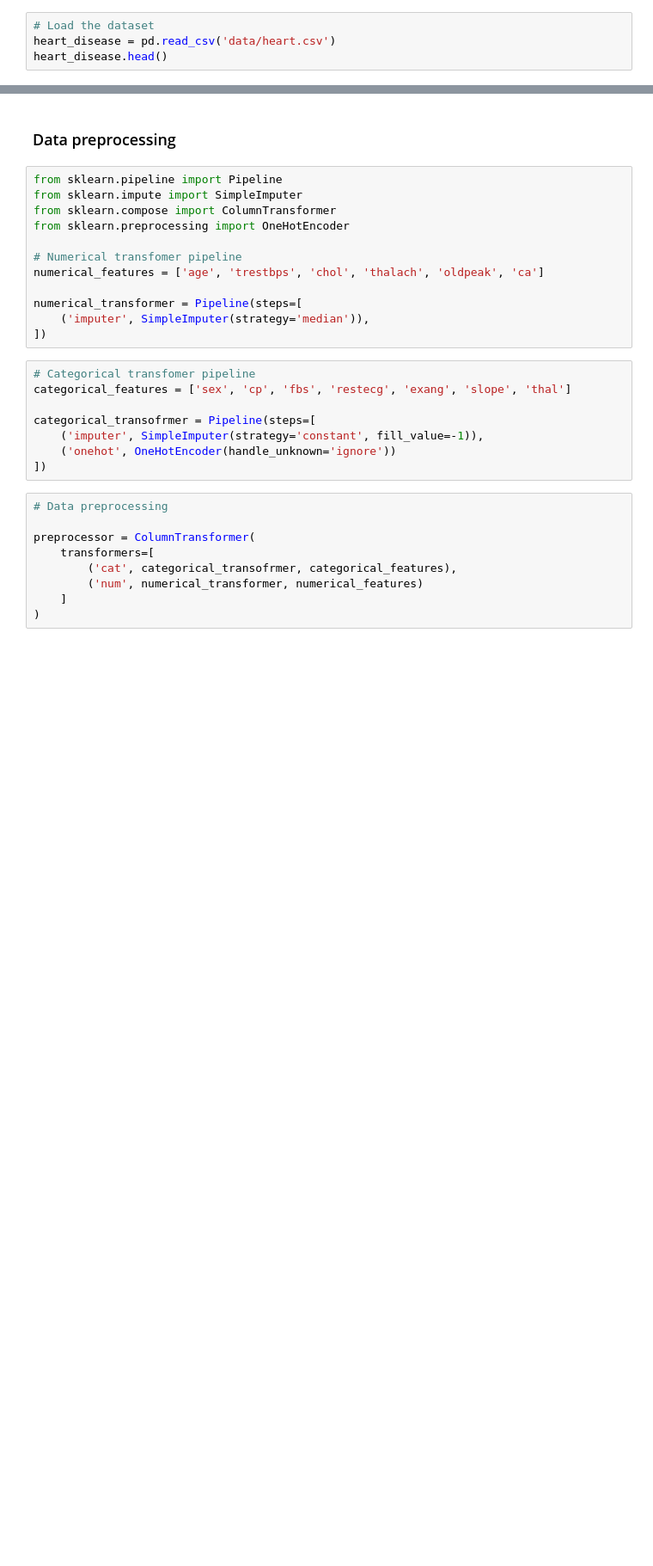
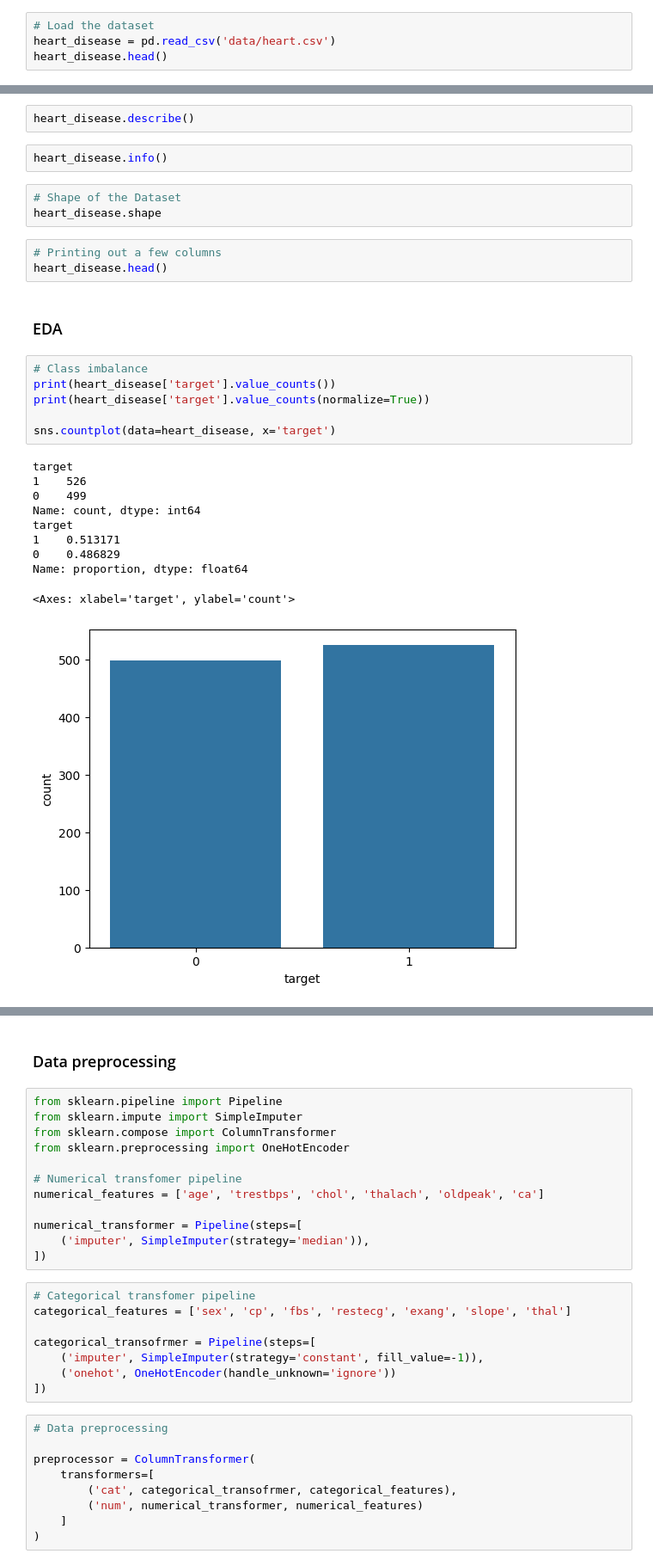
Before and after one commit to riadkassem/Predicting-Heart-Disease-Using-ML, a Jupyter notebook: heart_disease.ipynb, the cells around one changed output, grey strips where cells are left out. Shown at 86% size. Drawn from its saved outputs; the diff is of its cells as text; blank space fills up the shorter version.

```diff
--- a/heart_disease.ipynb
+++ b/heart_disease.ipynb
@@ -10,0 +18,29 @@ heart_disease.head()
+# %%
+heart_disease.describe()
+# %%
+heart_disease.info()
+# %%
+# Shape of the Dataset
+heart_disease.shape
+# %%
+# Printing out a few columns
+heart_disease.head()
+# %% [markdown]
+### EDA
+# %%
+# Class imbalance
+print(heart_disease['target'].value_counts())
+print(heart_disease['target'].value_counts(normalize=True))
+
+sns.countplot(data=heart_disease, x='target')
+# %% [output]
+target
+1    526
+0    499
+Name: count, dtype: int64
+target
+1    0.513171
+0    0.486829
+Name: proportion, dtype: float64
+<Axes: xlabel='target', ylabel='count'>
+[figure, added]
```
Also changed, not shown: parts of 31 cells of this notebook.
